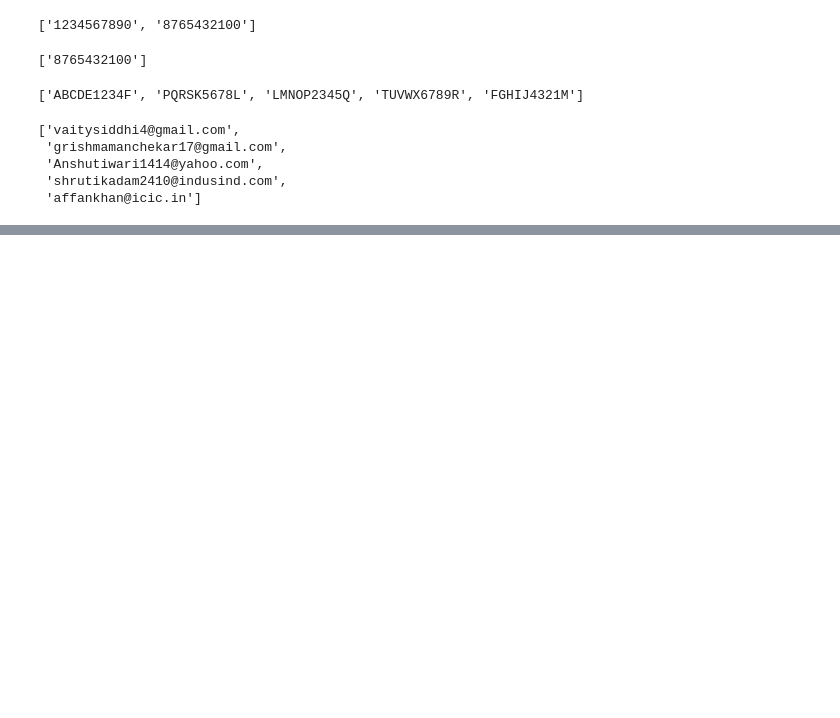
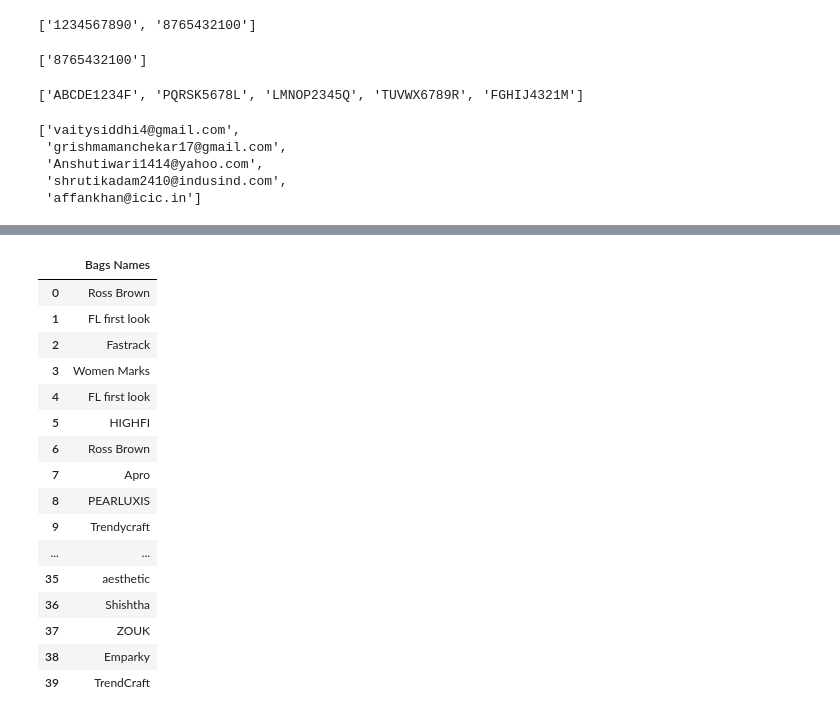
Before and after one commit to vaitysiddhi4-a11y/Python, a Jupyter notebook: Python practice .ipynb, the cells around one changed output, grey strips where cells are left out. Saved outputs shown, nothing was run; the diff lists cells and outputs as text; code cells hidden in the pictures; blank space fills up the shorter version.

```diff
--- a/Python practice .ipynb
+++ b/Python practice .ipynb
@@ -2086,0 +2112,14 @@ re.findall("[A-Z]*[a-z]+[0-9]*[a-z]*[@][a-z]{2,10}[\.][a-z]{2,4}",Text)
+# %%
+import requests
+from bs4 import BeautifulSoup
+url = "https://www.flipkart.com/handbags/pr?sid=reh%2Cihu%2Cm08&page=7"
+headers = {
+    "User-Agent": (
+        "Mozilla/5.0 (Window NT 10.0; Win64; x64)"
+        "AppleWebKit/537.36 (KHTML, like Gecko) "
+        "Chrome/115.0.0.0 Safari/537.36"
+    ),
+    "Referer": "https://www.flipkart.com"
+}
+response = requests.get(url, headers=headers)
+print(response)     # 200: means data can be screpped from that webpage
@@ -2086,0 +2132,3 @@ re.findall("[A-Z]*[a-z]+[0-9]*[a-z]*[@][a-z]{2,10}[\.][a-z]{2,4}",Text)
+# %%
+soup = BeautifulSoup(response.content,"html.parser")
+print (soup)
@@ -2086,0 +2153,6 @@ re.findall("[A-Z]*[a-z]+[0-9]*[a-z]*[@][a-z]{2,10}[\.][a-z]{2,4}",Text)
+# %%
+raw_names_list = soup.find_all("div",class_="Fo1I0b")
+raw_names_list
+print(len(raw_names_list))
+print(raw_names_list[0])
+raw_names_list[0].get_text()
@@ -2086,0 +2163,5 @@ re.findall("[A-Z]*[a-z]+[0-9]*[a-z]*[@][a-z]{2,10}[\.][a-z]{2,4}",Text)
+# %%
+Final_names_list=[]
+for i in range(len(raw_names_list)):
+    Final_names_list.append(raw_names_list[i].get_text())
+Final_names_list
@@ -2086,0 +2186,22 @@ re.findall("[A-Z]*[a-z]+[0-9]*[a-z]*[@][a-z]{2,10}[\.][a-z]{2,4}",Text)
+# %%
+import pandas as pd
+file = pd.DataFrame({"Bags Names":Final_names_list})
+file
+# %% [output]
+|  | Bags Names |
+| 0 | Ross Brown |
+| 1 | FL first look |
+| 2 | Fastrack |
+| 3 | Women Marks |
+| 4 | FL first look |
+| 5 | HIGHFI |
+| 6 | Ross Brown |
+| 7 | Apro |
+| 8 | PEARLUXIS |
+| 9 | Trendycraft |
+| ... | ... |
+| 35 | aesthetic |
+| 36 | Shishtha |
+| 37 | ZOUK |
+| 38 | Emparky |
+| 39 | TrendCraft |
```
Also changed, not shown: parts of 7 cells of this notebook.
